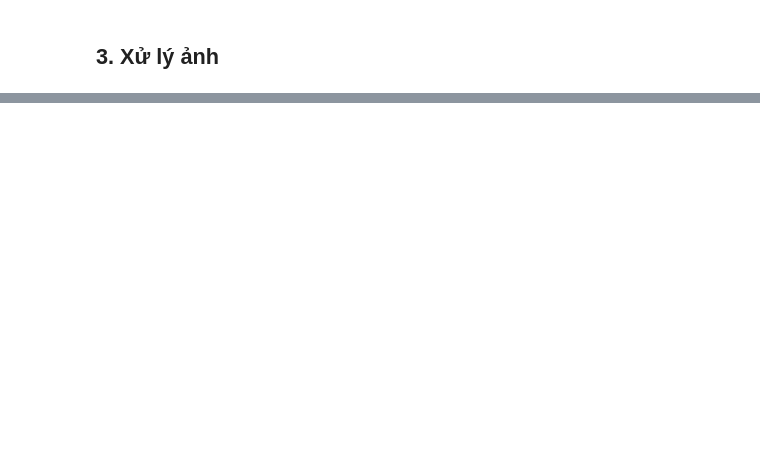
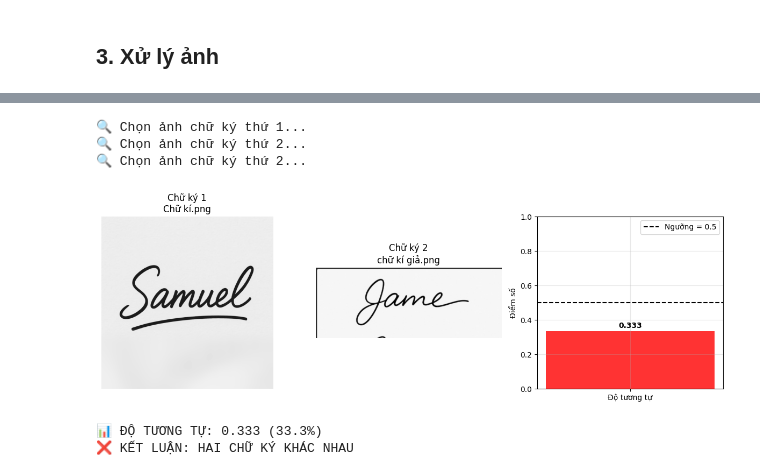
Before and after one commit to Duc-bug/DoanXLAS-Nhom23, a Jupyter notebook: Nhan_Dien_Chu_Ky.ipynb, the cells around one changed output, grey strips where cells are left out. Cells and saved outputs as stored; diff of their text form; code cells hidden in the pictures; blank space fills up the shorter version.

```diff
--- a/Nhan_Dien_Chu_Ky.ipynb
+++ b/Nhan_Dien_Chu_Ky.ipynb
@@ -327,0 +461,65 @@ Ty le tuong dong: 51.6%
+# %%
+# Chạy cell này để so sánh 2 chữ ký
+print("🔍 Chọn ảnh chữ ký thứ 1...")
+img1_path = select_image()
+
+if img1_path:
+    print("🔍 Chọn ảnh chữ ký thứ 2...")
+    img2_path = select_image()
+
+    if img2_path:
+        # Load và xử lý ảnh
+        img1 = load_image_unicode(img1_path)
+        img2 = load_image_unicode(img2_path)
+
+        if img1 is not None and img2 is not None:
+            # Tính độ tương tự
+            features1 = get_features(img1)
+            features2 = get_features(img2)
+            similarity = calculate_similarity(features1, features2)
+
+            # Hiển thị kết quả
+            plt.figure(figsize=(12, 4))
+
+            plt.subplot(1, 3, 1)
+            plt.imshow(img1, cmap='gray')
+            plt.title(f'Chữ ký 1\n{os.path.basename(img1_path)}')
+            plt.axis('off')
+
+            plt.subplot(1, 3, 2)
+            plt.imshow(img2, cmap='gray')
+            plt.title(f'Chữ ký 2\n{os.path.basename(img2_path)}')
+            plt.axis('off')
+
+            plt.subplot(1, 3, 3)
+            color = 'green' if similarity >= 0.5 else 'red'
+            plt.bar(['Độ tương tự'], [similarity], color=color, alpha=0.8)
+            plt.axhline(y=0.5, color='black', linestyle='--', label='Ngưỡng = 0.5')
+            plt.ylabel('Điểm số')
+            plt.ylim(0, 1)
+            plt.text(0, similarity + 0.02, f'{similarity:.3f}', ha='center', fontweight='bold')
+            plt.legend()
+            plt.grid(True, alpha=0.3)
+
+            plt.tight_layout()
+            plt.show()
+
+            # Kết luận
+            print(f"\n📊 ĐỘ TƯƠNG TỰ: {similarity:.3f} ({similarity*100:.1f}%)")
+            if similarity >= 0.5:
+                print("✅ KẾT LUẬN: HAI CHỮ KÝ GIỐNG NHAU")
+            else:
+                print("❌ KẾT LUẬN: HAI CHỮ KÝ KHÁC NHAU")
+        else:
+            print("❌ Không đọc được ảnh!")
+    else:
+        print("❌ Không chọn được ảnh 2!")
+else:
+    print("❌ Không chọn được ảnh 1!")
+# %% [output]
+🔍 Chọn ảnh chữ ký thứ 1...
+🔍 Chọn ảnh chữ ký thứ 2...
+🔍 Chọn ảnh chữ ký thứ 2...
+[figure, added]
+📊 ĐỘ TƯƠNG TỰ: 0.333 (33.3%)
+❌ KẾT LUẬN: HAI CHỮ KÝ KHÁC NHAU
```
Also changed, not shown: parts of 21 cells of this notebook, 2 other files.
